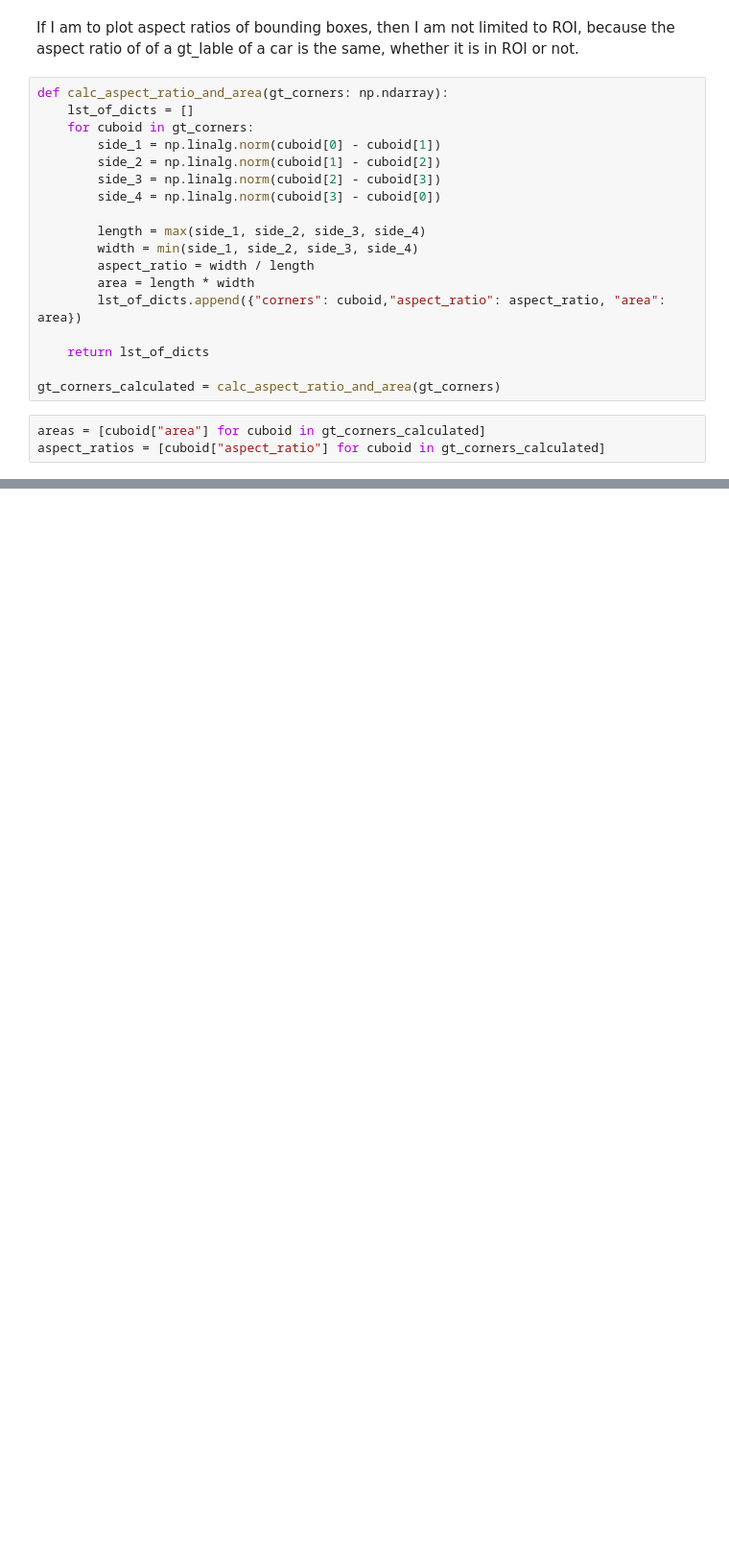
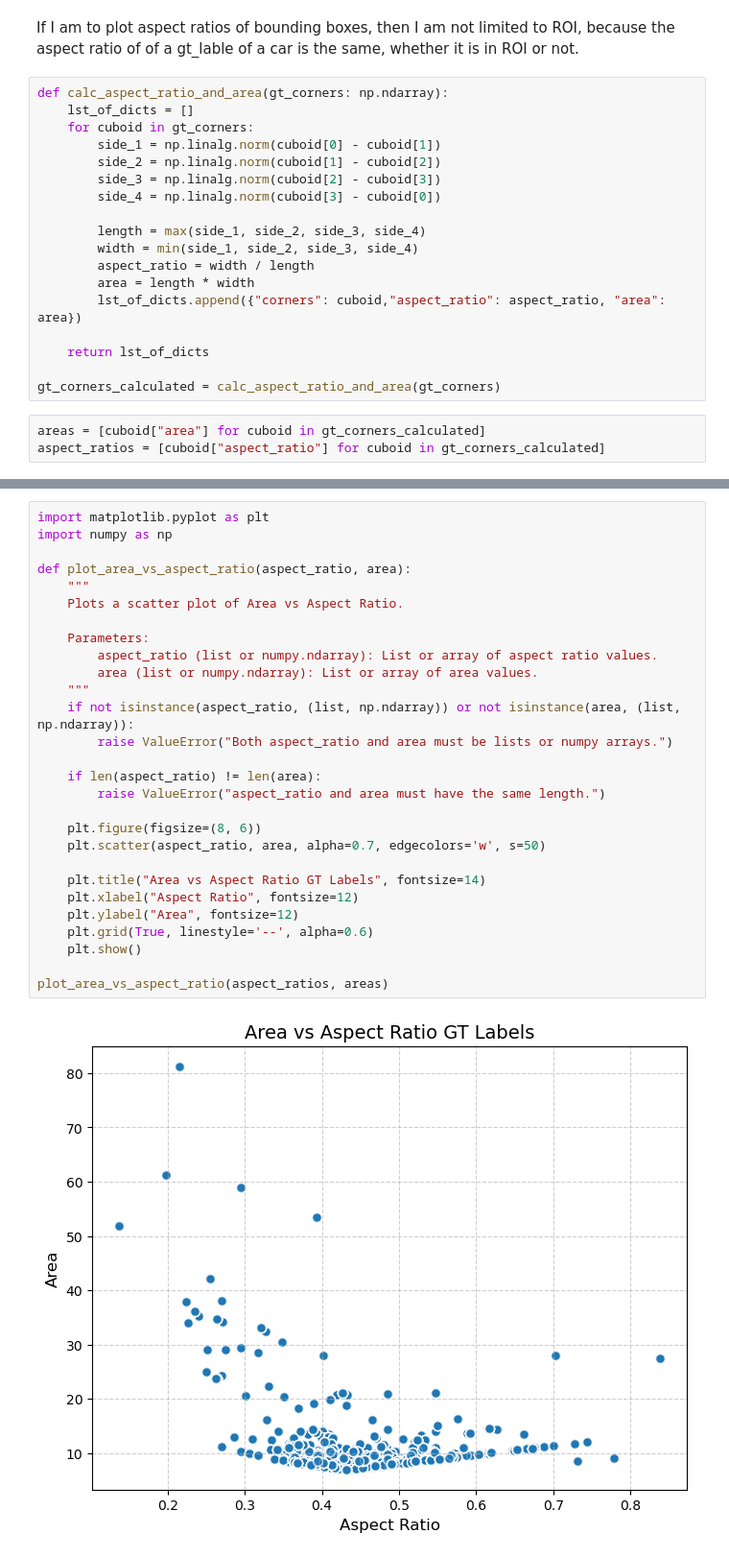
Before and after one commit to ravi0131/pseudo-labels, a Jupyter notebook: notebooks_experi/areas_aspects_gt.ipynb, the cells around one changed output, grey strips where cells are left out. Shown: that part at 96% size. Cells and saved outputs as stored; diff of their text form; blank space fills up the shorter version.

```diff
--- a/notebooks_experi/areas_aspects_gt.ipynb
+++ b/notebooks_experi/areas_aspects_gt.ipynb
@@ -161,0 +170,30 @@ plot_kde2(areas, x_label="Areas",title="Areas of GT Cuboids (KDE)")
+# %%
+import matplotlib.pyplot as plt
+import numpy as np
+
+def plot_area_vs_aspect_ratio(aspect_ratio, area):
+    """
+    Plots a scatter plot of Area vs Aspect Ratio.
+
+    Parameters:
+        aspect_ratio (list or numpy.ndarray): List or array of aspect ratio values.
+        area (list or numpy.ndarray): List or array of area values.
+    """
+    if not isinstance(aspect_ratio, (list, np.ndarray)) or not isinstance(area, (list, np.ndarray)):
+        raise ValueError("Both aspect_ratio and area must be lists or numpy arrays.")
+
+    if len(aspect_ratio) != len(area):
+        raise ValueError("aspect_ratio and area must have the same length.")
+
+    plt.figure(figsize=(8, 6))
+    plt.scatter(aspect_ratio, area, alpha=0.7, edgecolors='w', s=50)
+
+    plt.title("Area vs Aspect Ratio GT Labels", fontsize=14)
+    plt.xlabel("Aspect Ratio", fontsize=12)
+    plt.ylabel("Area", fontsize=12)
+    plt.grid(True, linestyle='--', alpha=0.6)
+    plt.show()
+
+plot_area_vs_aspect_ratio(aspect_ratios, areas)
+# %% [output]
+[figure, added]
```
Also changed, not shown: parts of 5 cells of this notebook, 41 other files.
